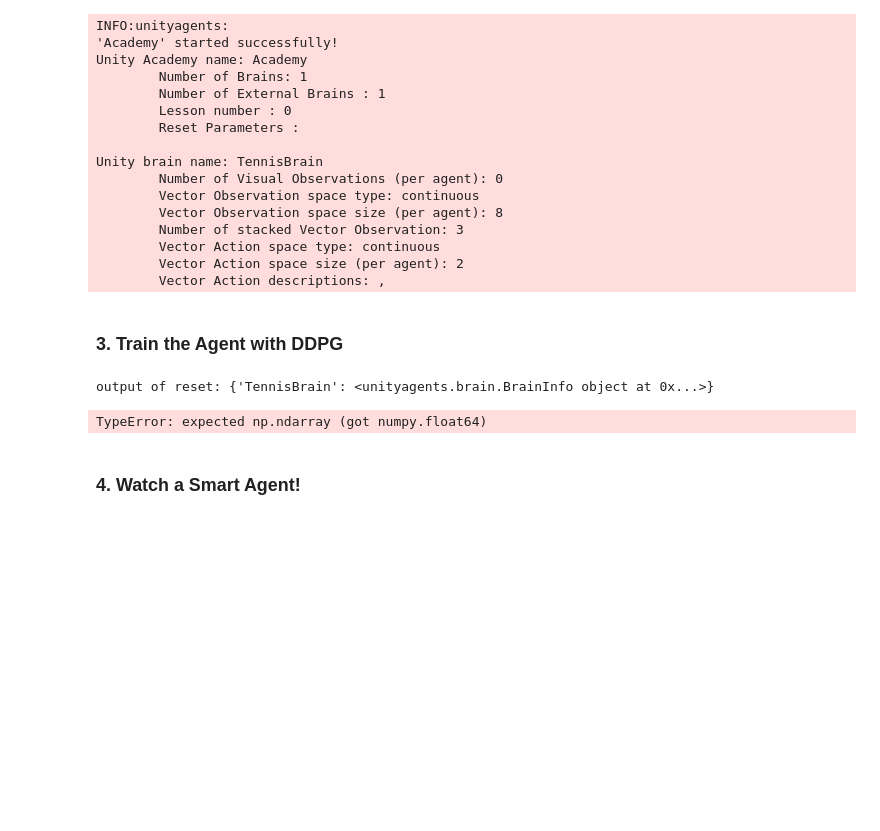
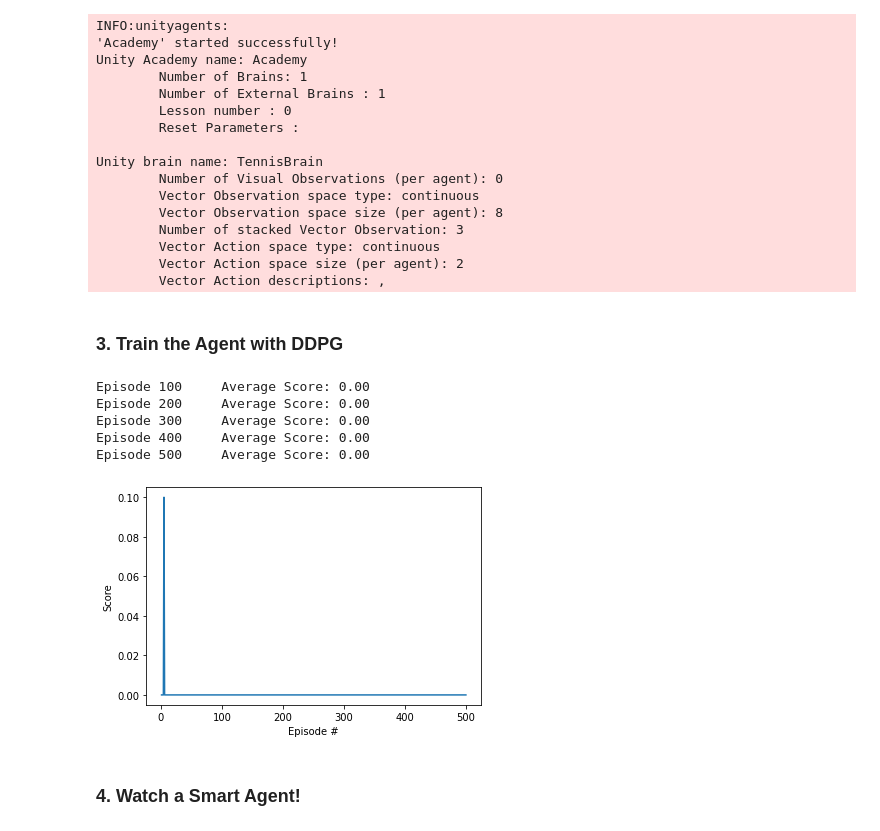
Before and after one commit to nsubordin81/deep-reinforcement-learning-collab-and-compete, a Jupyter notebook: SPDDPG.ipynb, the cells around one changed output. Saved outputs shown, nothing was run; the diff lists cells and outputs as text; code cells hidden in the pictures; blank space fills up the shorter version.

```diff
--- a/SPDDPG.ipynb
+++ b/SPDDPG.ipynb
@@ -50,48 +48,54 @@ def ddpg(n_episodes=500, max_t=300, print_every=100):
     scores_deque = deque(maxlen=print_every)
     scores = []
     for i_episode in range(1, n_episodes+1):
-        env_info = env.reset(train_mode=True)[brain_name]
+        env_info = env.reset(train_mode=False)[brain_name]
 
         states = env_info.vector_observations
         agent.reset()
         score = 0
 
         while True:
-            actions = np.vectorize(agent.act)(states)
+            actions = [agent.act(state) for state in states]
+            print(f"actions {actions}")
+            actions = np.vstack(actions)
             env_info = env.step(actions)[brain_name]
             next_states = env_info.vector_observations
-            rewards = env_info.rewards[0]
-            dones = env_info.local_done[0]
+            rewards = env_info.rewards
+            dones = env_info.local_done
             agent.step(states, actions, rewards, next_states, dones)
             states = next_states
             score += np.amax(rewards)
             # assumption, episode will terminate for both agents at the same time
             if True in dones:
                 break
         scores_deque.append(score)
         scores.append(score)
         print('\rEpisode {}\tAverage Score: {:.2f}'.format(i_episode, np.mean(scores_deque)), end="")
         if np.mean(scores_deque) >= GOAL_SCORE and not SOLVED:
             SOLVED = True
             print(f'Environment solved! achieved an average score of 30 over 100 episodes at episode {i_episode}')
             torch.save(agent.actor_local.state_dict(), 'checkpointactor.pth')
             torch.save(agent.critic_local.state_dict(), 'checkpointcritic.pth')
         if i_episode % print_every == 0:
             print('\rEpisode {}\tAverage Score: {:.2f}'.format(i_episode, np.mean(scores_deque)))
 
     return scores
 
 scores = ddpg()
 
 fig = plt.figure()
 ax = fig.add_subplot(111)
 plt.plot(np.arange(1, len(scores)+1), scores)
 plt.ylabel('Score')
 plt.xlabel('Episode #')
 plt.show()
 # %% [output]
-output of reset: {'TennisBrain': <unityagents.brain.BrainInfo object at 0x...>}
+Episode 100     Average Score: 0.00
+Episode 200     Average Score: 0.00
+Episode 300     Average Score: 0.00
+Episode 400     Average Score: 0.00
+Episode 500     Average Score: 0.00
-TypeError: expected np.ndarray (got numpy.float64)
+[figure, added]
 # %%
 env.close()
 # %% [markdown]
```
Also changed, not shown: parts of 1 cell of this notebook, 1 other file.
